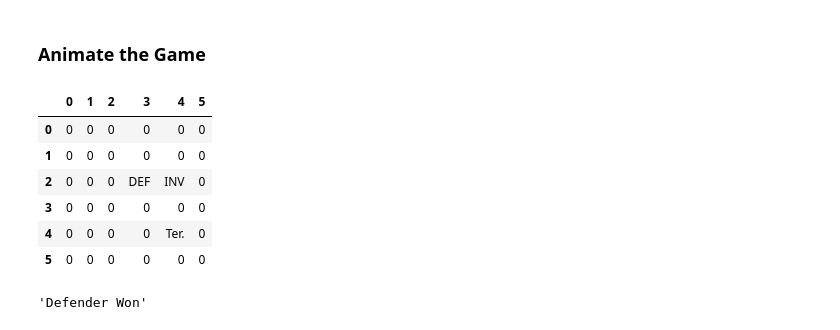
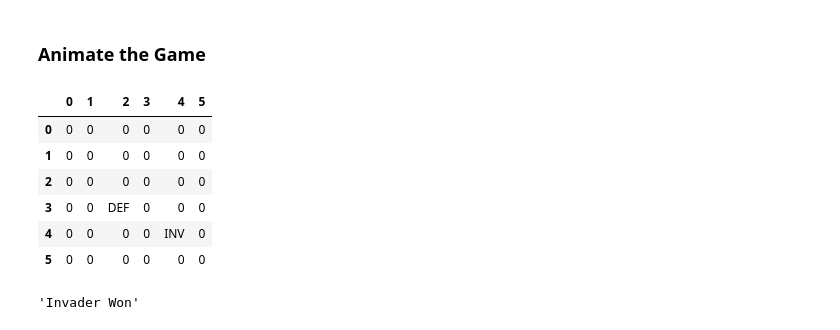
Before and after one commit to aarontan-git/multi_agent_learning, a Jupyter notebook: Notebooks/InvaderDefender.ipynb, the cells around one changed output. Cells and saved outputs as stored; diff of their text form; code cells hidden in the pictures.

```diff
--- a/Notebooks/InvaderDefender.ipynb
+++ b/Notebooks/InvaderDefender.ipynb
@@ -493,30 +493,30 @@ def generate_trajectory(Defender_state, Invader_state):
 ### Animate the Game
 # %%
 # generate game trajectory
-game_trajectory, status = generate_trajectory([5,0],[0,0])
+game_trajectory, status = generate_trajectory([0,0],[0,5])
 
 # define game dimensions
 columns=range(invader_defender.size)
 index = range(invader_defender.size)
 
 # animate the game
 for step in range(len(game_trajectory)):
     game_table = pd.DataFrame(0, index = index, columns=columns)
     game_table[4][4] = 'Ter.'
     game_table[game_trajectory[step][1]][game_trajectory[step][0]] = 'DEF'
     game_table[game_trajectory[step][3]][game_trajectory[step][2]] = 'INV'
     clear_output(wait=True)
     display(game_table)
     time.sleep(1)
 
 # print game status
 display(status)
 # %% [output]
 |  | 0 | 1 | 2 | 3 | 4 | 5 |
 | 0 | 0 | 0 | 0 | 0 | 0 | 0 |
 | 1 | 0 | 0 | 0 | 0 | 0 | 0 |
-| 2 | 0 | 0 | 0 | DEF | INV | 0 |
-| 3 | 0 | 0 | 0 | 0 | 0 | 0 |
-| 4 | 0 | 0 | 0 | 0 | Ter. | 0 |
+| 2 | 0 | 0 | 0 | 0 | 0 | 0 |
+| 3 | 0 | 0 | DEF | 0 | 0 | 0 |
+| 4 | 0 | 0 | 0 | 0 | INV | 0 |
 | 5 | 0 | 0 | 0 | 0 | 0 | 0 |
-'Defender Won'
+'Invader Won'
```
Also changed, not shown: 1 other file.
